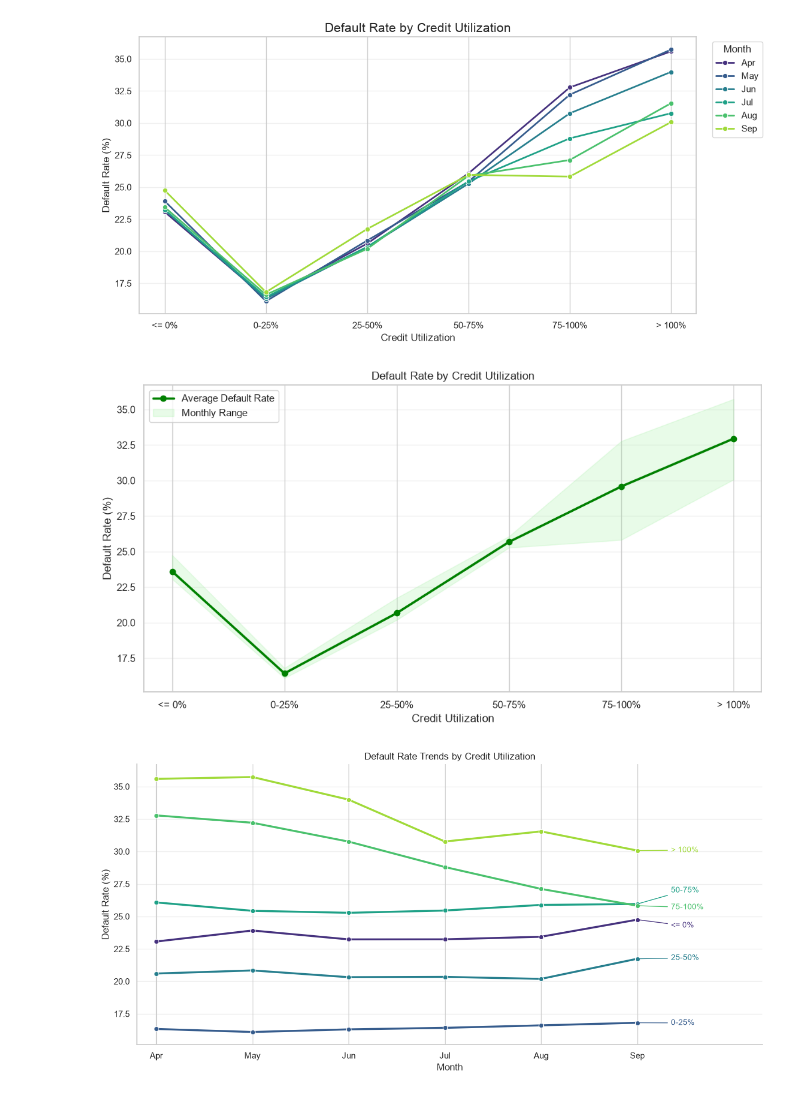
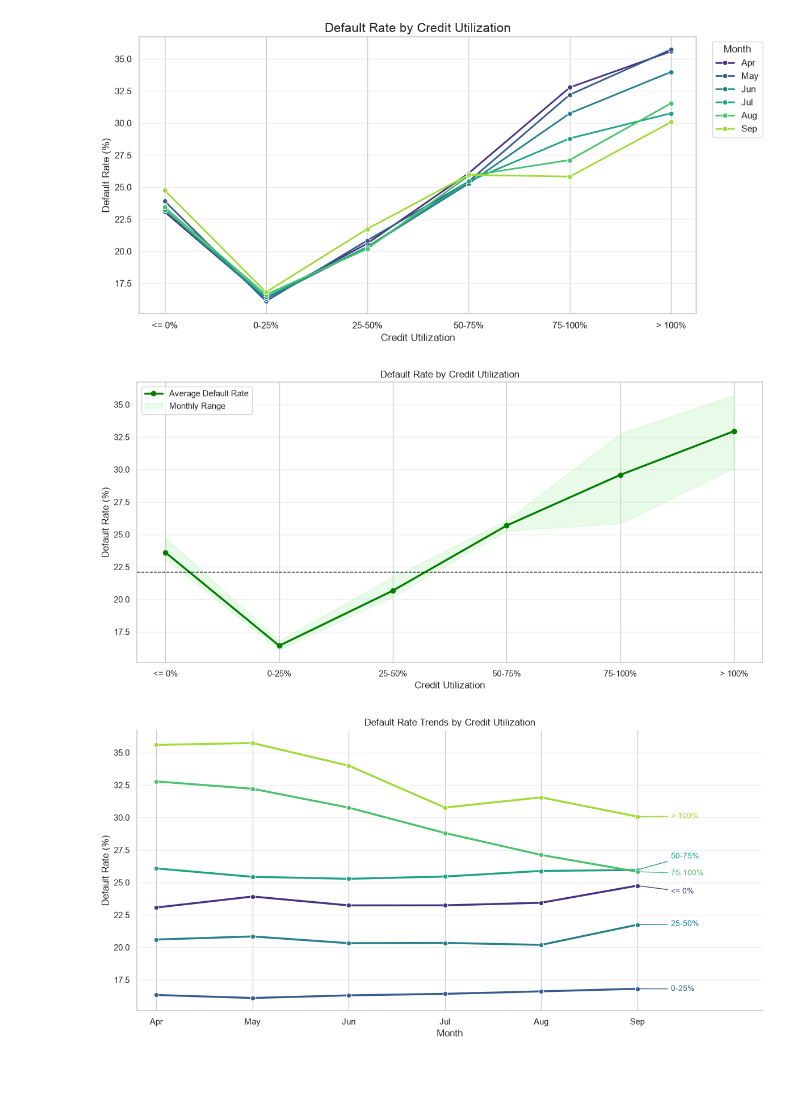
Before and after one commit to miaarnold-png/ads505-final-project, a Jupyter notebook: notebooks/final_notebook.ipynb, the cells around one changed output. Cells and saved outputs as stored; diff of their text form; code cells hidden in the pictures.

```diff
--- a/notebooks/final_notebook.ipynb
+++ b/notebooks/final_notebook.ipynb
@@ -1811,38 +1822,40 @@ util_summary = (
 # numeric positions for categorical bands
 x = np.arange(len(util_summary))
 
-plt.figure(figsize=(12, 6))
+fig, ax = plt.subplots(figsize=(12, 6))
 
 # average default rate
 plt.plot(
     x,
     util_summary['avg_rate'],
     marker='o',
     linewidth=2.5,
     color='green',
     label='Average Default Rate'
 )
 
 # monthly variation
 plt.fill_between(
     x,
     util_summary['min_rate'].to_numpy(),
     util_summary['max_rate'].to_numpy(),
     alpha=0.2,
     color='lightgreen',
     label='Monthly Range'
 )
 
 plt.xticks(x, util_summary['util_band'])
 plt.title('Default Rate by Credit Utilization')
 plt.xlabel('Credit Utilization')
 plt.ylabel('Default Rate (%)')
+ax.axhline(overall_rate, color='black', linestyle='--', linewidth=1)
+
 
 plt.legend()
 plt.grid(axis='y', alpha=0.3)
 save(fig, 'Default_Rate_by_Credit_Utilization_line_summary')
 # %% [output]
-[figure, old version]
+[figure, new version]
 # %%
 fig, ax = plt.subplots(figsize=(12, 6))
 
```
Also changed, not shown: parts of 6 cells of this notebook, 3 other files.
